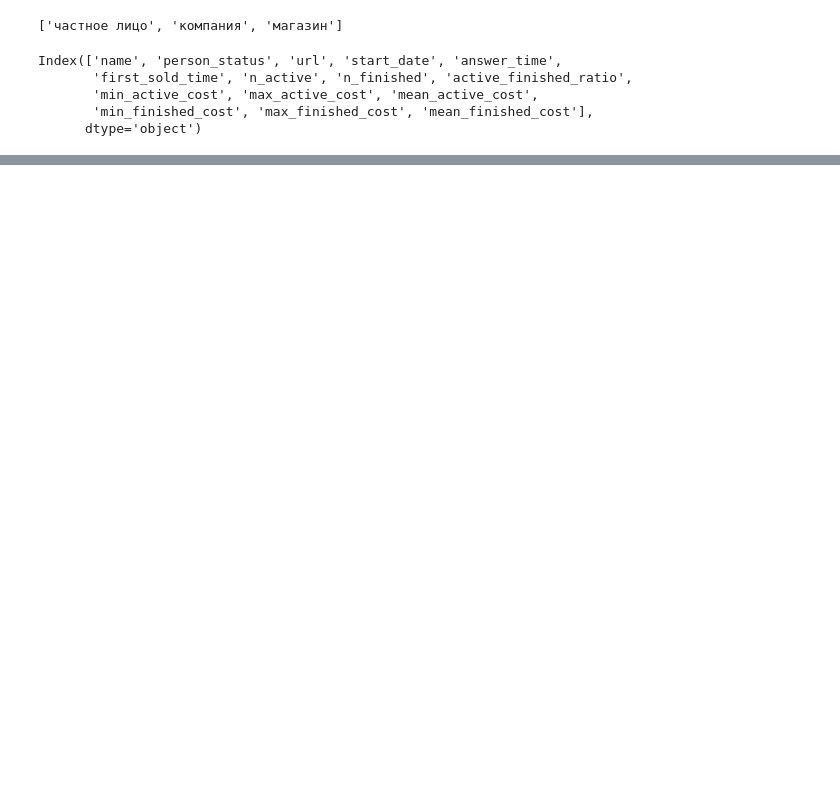
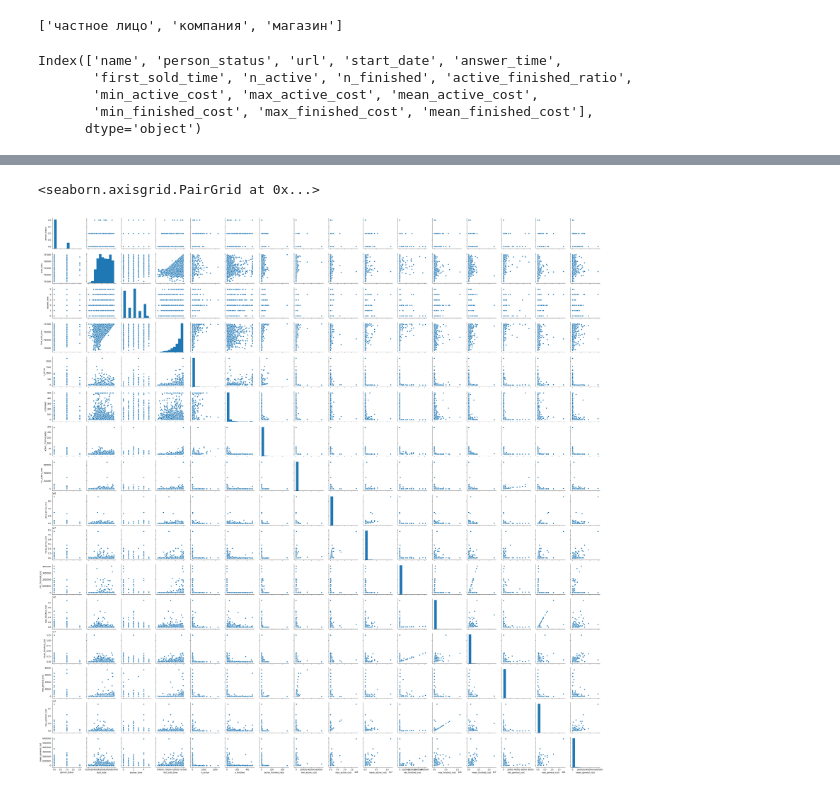
Before and after one commit to poul250/techno_project, a Jupyter notebook: primary_analysis.ipynb, the cells around one changed output, grey strips where cells are left out. Drawn from its saved outputs; the diff is of its cells as text; code cells hidden in the pictures; blank space fills up the shorter version.

```diff
--- a/primary_analysis.ipynb
+++ b/primary_analysis.ipynb
@@ -82,0 +208,34 @@ plt.show()
+# %%
+cols = ['person_status',
+        'start_date',
+        'answer_time',
+        'first_sold_time',
+        'n_active',
+        'n_finished',
+        'active_finished_ratio',
+        'min_active_cost',
+        'max_active_cost',
+        'mean_active_cost',
+        'min_finished_cost',
+        'max_finished_cost',
+        'mean_finished_cost',
+        'min_general_cost',
+        'max_general_cost',
+        'mean_general_cost',
+       ]
+cols2 = ['person_status',
+        'start_date',
+        'answer_time',
+        'first_sold_time',
+        'n_active',
+        'n_finished',
+        'active_finished_ratio',
+        'min_general_cost',
+        'max_general_cost',
+        'mean_general_cost',
+       ]
+# %%
+sns.pairplot(df[cols].dropna(), kind='scatter')
+# %% [output]
+<seaborn.axisgrid.PairGrid at 0x...>
+[figure, added]
```
Also changed, not shown: parts of 19 cells of this notebook.
